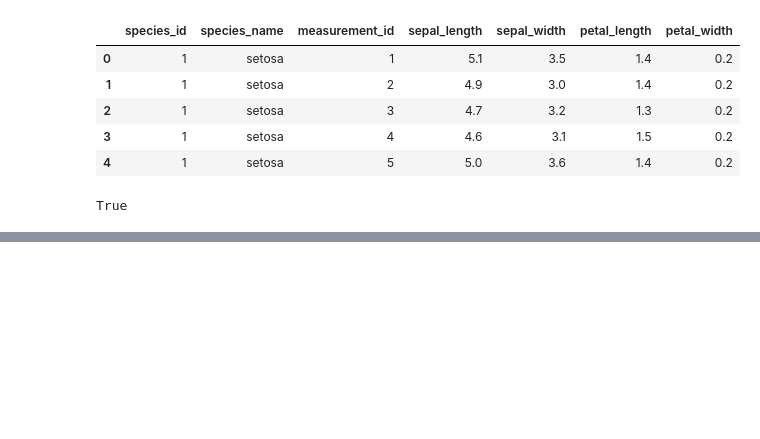
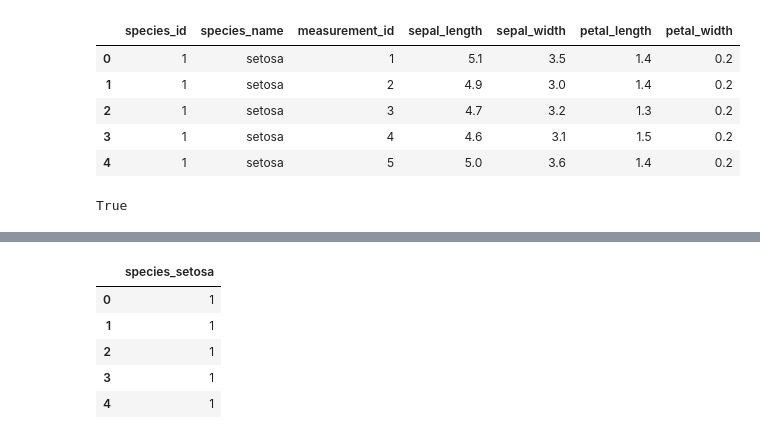
Before and after one commit to EmmanuelAzua/classification-exercises, a Jupyter notebook: classification_exercises.ipynb, the cells around one changed output, grey strips where cells are left out. Drawn from its saved outputs; the diff is of its cells as text; code cells hidden in the pictures; blank space fills up the shorter version.

```diff
--- a/classification_exercises.ipynb
+++ b/classification_exercises.ipynb
@@ -331,0 +355,10 @@ True
+# %%
+species_dummy = pd.get_dummies(iris_df[["species"]])
+species_dummy
+# %% [output]
+|  | species_setosa |
+| 0 | 1 |
+| 1 | 1 |
+| 2 | 1 |
+| 3 | 1 |
+| 4 | 1 |
```
Also changed, not shown: parts of 5 cells of this notebook, 7 other files.
